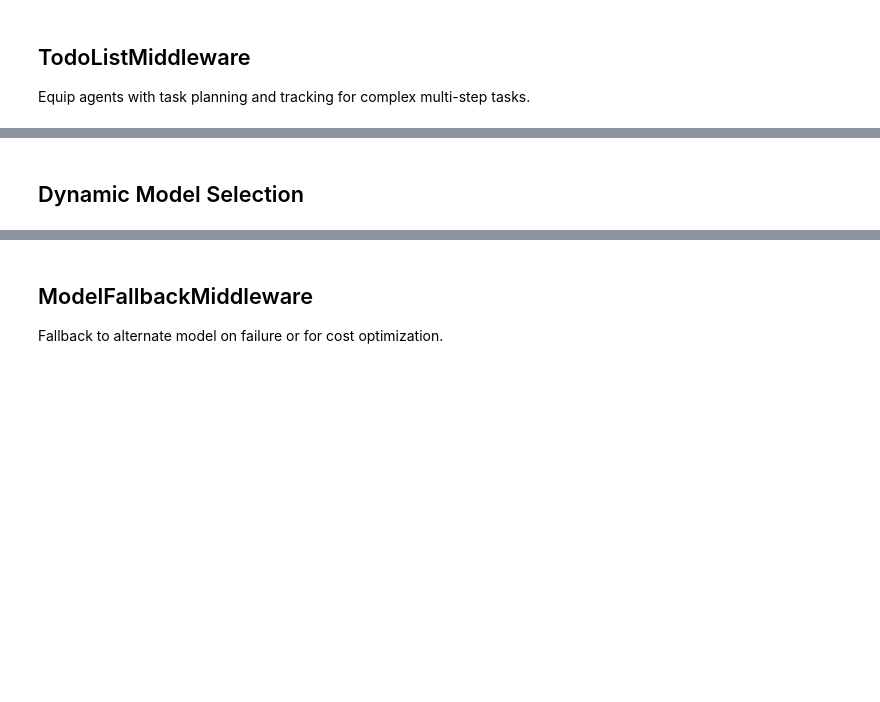
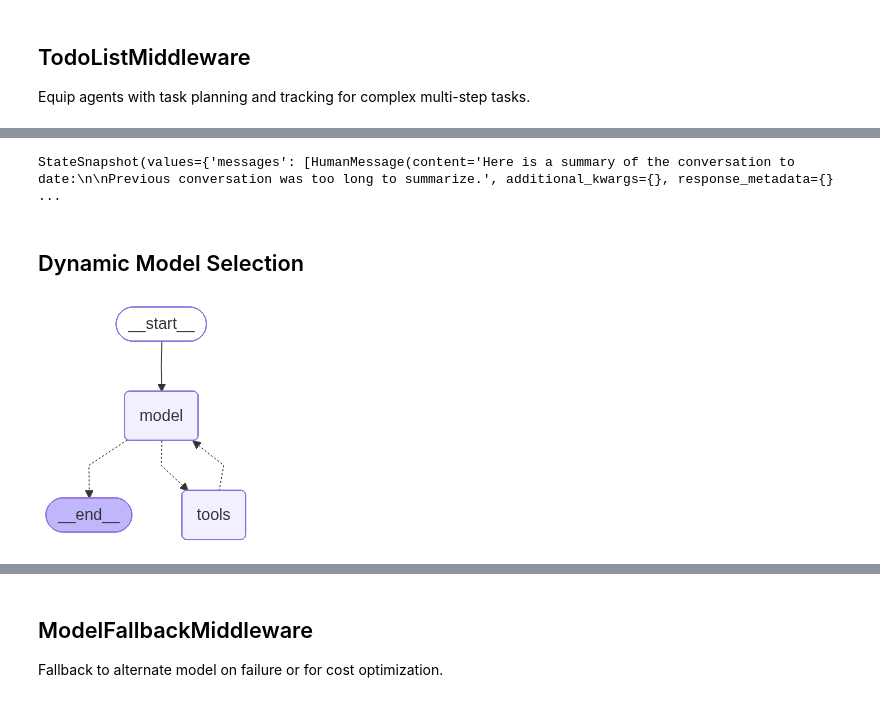
Before and after one commit to laxmimerit/AI-Agent-Projects, a Jupyter notebook: 02 Agent Fundamentals/06 agent_middleware_essentials.ipynb, the cells around one changed output, grey strips where cells are left out. Drawn from its saved outputs; the diff is of its cells as text; code cells hidden in the pictures; blank space fills up the shorter version.

```diff
--- a/02 Agent Fundamentals/06 agent_middleware_essentials.ipynb
+++ b/02 Agent Fundamentals/06 agent_middleware_essentials.ipynb
@@ -169,29 +234,38 @@ response['messages']
+# %%
+state = agent.get_state(config=config)
+state
+# %% [output]
+StateSnapshot(values={'messages': [HumanMessage(content='Here is a summary of the conversation to date:\n\nPrevious conversation was too long to summarize.', additional_kwargs={}, response_metadata={} ...
 # %% [markdown]
 ## Dynamic Model Selection
 # %%
 from langchain.agents.middleware import wrap_model_call, ModelRequest
 
 # Define basic and advanced models
 basic_model = ChatGoogleGenerativeAI(model='gemini-2.5-flash')
-advanced_model = ChatGoogleGenerativeAI(model='gemini-3-flash-preview')
+advanced_model = ChatGoogleGenerativeAI(model='gemini-3-pro-preview')
+
 
 @wrap_model_call
 def dynamic_model_selection(request: ModelRequest, handler):
     """Choose model based on conversation complexity."""
-    message_count = len(request.state["messages"])
 
-    if message_count > 10:
-        model = advanced_model
+    count = len(request.state['messages'])
+
+    if count>5:
+        model=advanced_model
     else:
-        model = basic_model
+        model=basic_model
 
     return handler(request.override(model=model))
 
 agent = create_agent(
     model=basic_model,
-    middleware=[dynamic_model_selection],
-    checkpointer=checkpointer
+    tools=[base_tools.web_search, base_tools.get_weather],
+    checkpointer=checkpointer,
+    middleware=[dynamic_model_selection]
 )
 
-response = agent.invoke({'messages': [HumanMessage("What is AI?")]}, config=config)
-response['messages'][-1].text
+agent
+# %% [output]
+[figure, added]
```
Also changed, not shown: parts of 33 cells of this notebook, 4 other files.
